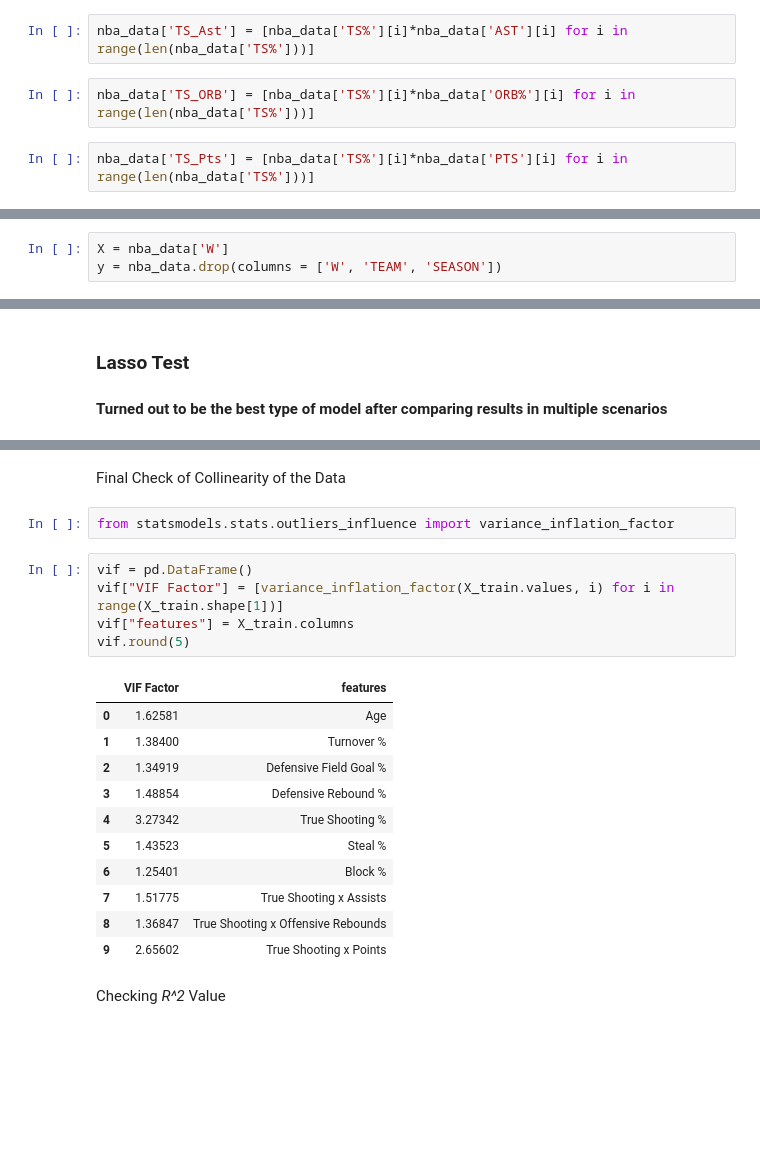
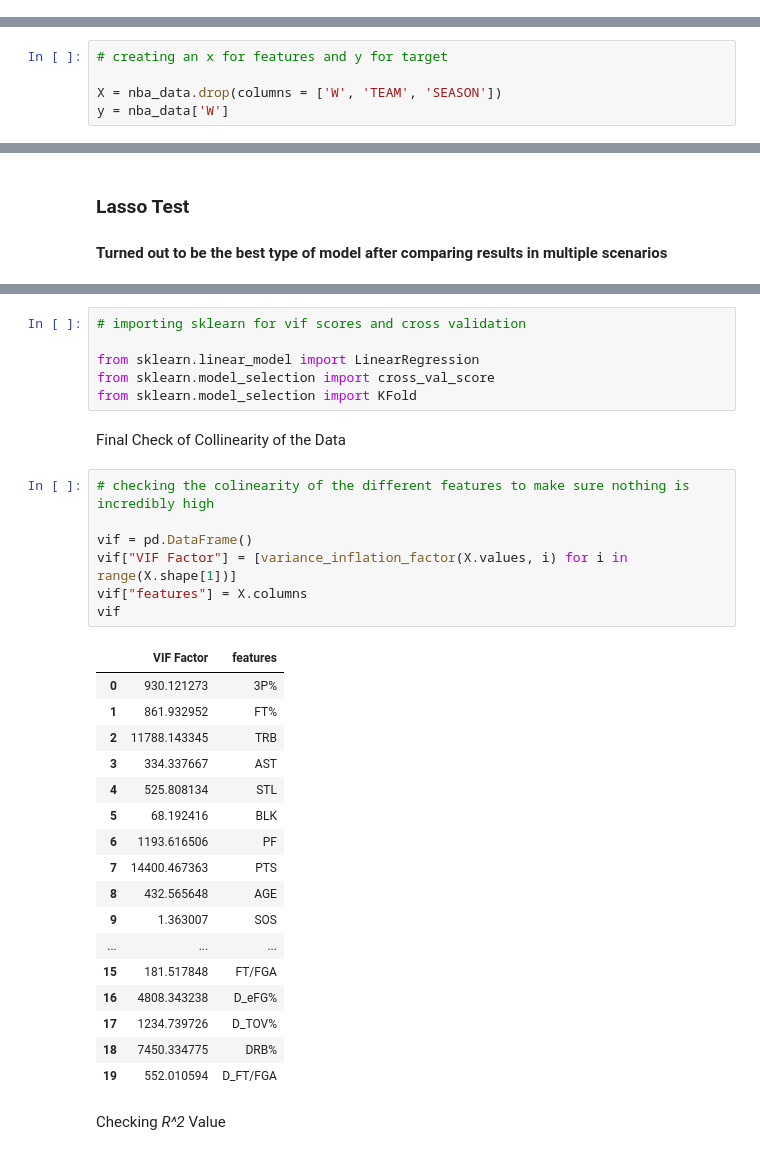
Before and after one commit to Ahila700/nba_pred_mod_2_project, a Jupyter notebook: Final_models.ipynb, the cells around one changed output, grey strips where cells are left out. Cells and saved outputs as stored; diff of their text form; blank space fills up the shorter version.

```diff
--- a/Final_models.ipynb
+++ b/Final_models.ipynb
@@ -33,6 +25,0 @@ Applying all the interactions that were found to be the best from the multiple m
-# %%
-nba_data['TS_Ast'] = [nba_data['TS%'][i]*nba_data['AST'][i] for i in range(len(nba_data['TS%']))]
-# %%
-nba_data['TS_ORB'] = [nba_data['TS%'][i]*nba_data['ORB%'][i] for i in range(len(nba_data['TS%']))]
-# %%
-nba_data['TS_Pts'] = [nba_data['TS%'][i]*nba_data['PTS'][i] for i in range(len(nba_data['TS%']))]
@@ -39,8 +35,10 @@ nba_data['TS_Pts'] = [nba_data['TS%'][i]*nba_data['PTS'][i] for i in range(len(n
 # %% [markdown]
 ### Creating Target and Features
 # %%
-X = nba_data['W']
-y = nba_data.drop(columns = ['W', 'TEAM', 'SEASON'])
+# creating an x for features and y for target
+
+X = nba_data.drop(columns = ['W', 'TEAM', 'SEASON'])
+y = nba_data['W']
 # %% [markdown]
 ### Train Test Split
 # %%
@@ -101,24 +88,36 @@ sns.residplot(y_train, y_train_pred_lasso,lowess=True, color="g")
+# %%
+# importing sklearn for vif scores and cross validation
+
+from sklearn.linear_model import LinearRegression
+from sklearn.model_selection import cross_val_score
+from sklearn.model_selection import KFold
 # %% [markdown]
 Final Check of Collinearity of the Data
-# %%
-from statsmodels.stats.outliers_influence import variance_inflation_factor
 # %%
+# checking the colinearity of the different features to make sure nothing is incredibly high
+
 vif = pd.DataFrame()
-vif["VIF Factor"] = [variance_inflation_factor(X_train.values, i) for i in range(X_train.shape[1])]
-vif["features"] = X_train.columns
-vif.round(5)
+vif["VIF Factor"] = [variance_inflation_factor(X.values, i) for i in range(X.shape[1])]
+vif["features"] = X.columns
+vif
 # %% [output]
 |  | VIF Factor | features |
-| 0 | 1.62581 | Age |
-| 1 | 1.38400 | Turnover % |
-| 2 | 1.34919 | Defensive Field Goal % |
-| 3 | 1.48854 | Defensive Rebound % |
-| 4 | 3.27342 | True Shooting % |
-| 5 | 1.43523 | Steal % |
-| 6 | 1.25401 | Block % |
-| 7 | 1.51775 | True Shooting x Assists |
-| 8 | 1.36847 | True Shooting x Offensive Rebounds |
-| 9 | 2.65602 | True Shooting x Points |
+| 0 | 930.121273 | 3P% |
+| 1 | 861.932952 | FT% |
+| 2 | 11788.143345 | TRB |
+| 3 | 334.337667 | AST |
+| 4 | 525.808134 | STL |
+| 5 | 68.192416 | BLK |
+| 6 | 1193.616506 | PF |
+| 7 | 14400.467363 | PTS |
+| 8 | 432.565648 | AGE |
+| 9 | 1.363007 | SOS |
+| ... | ... | ... |
+| 15 | 181.517848 | FT/FGA |
+| 16 | 4808.343238 | D_eFG% |
+| 17 | 1234.739726 | D_TOV% |
+| 18 | 7450.334775 | DRB% |
+| 19 | 552.010594 | D_FT/FGA |
 # %% [markdown]
 Checking *R^2* Value
 # %%
```
Also changed, not shown: parts of 23 cells of this notebook.
